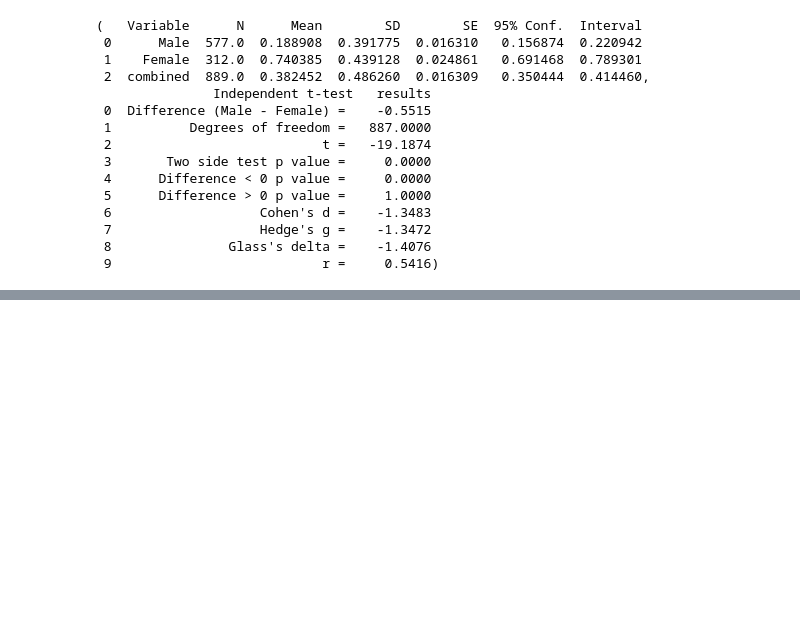
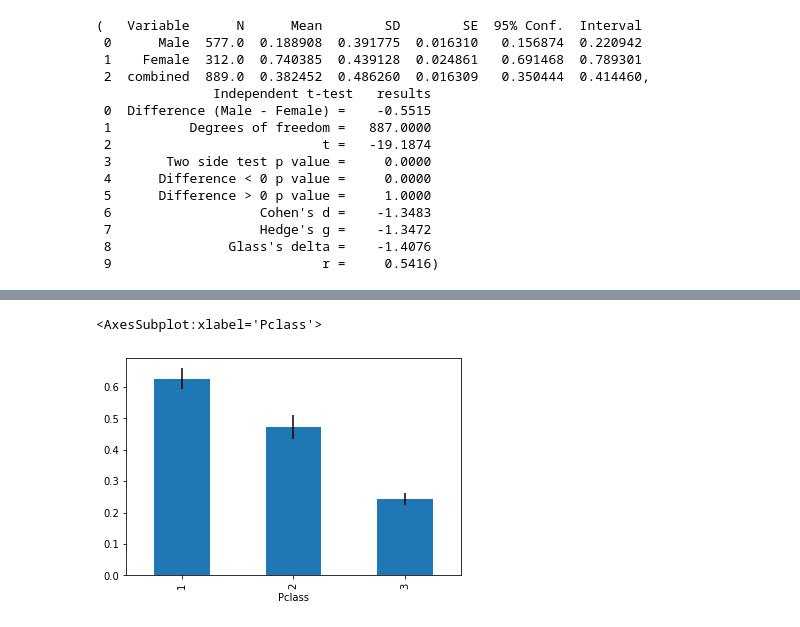
Before and after one commit to Codeman27Org/Kaggle_TitanicML, a Jupyter notebook: Titanic.ipynb, the cells around one changed output, grey strips where cells are left out. Saved outputs shown, nothing was run; the diff lists cells and outputs as text; code cells hidden in the pictures; blank space fills up the shorter version.

Commit message:
Completed ANOVA for pclass

```diff
--- a/Titanic.ipynb
+++ b/Titanic.ipynb
@@ -246,0 +253,6 @@ p_val
+# %%
+rp.summary_cont(train['Survived'].groupby(train['Pclass']))['Mean'].plot.bar(
+    yerr=rp.summary_cont(train['Survived'].groupby(train['Pclass']))['SE'])
+# %% [output]
+<AxesSubplot:xlabel='Pclass'>
+[figure, added]
```
Also changed, not shown: parts of 5 cells of this notebook.
